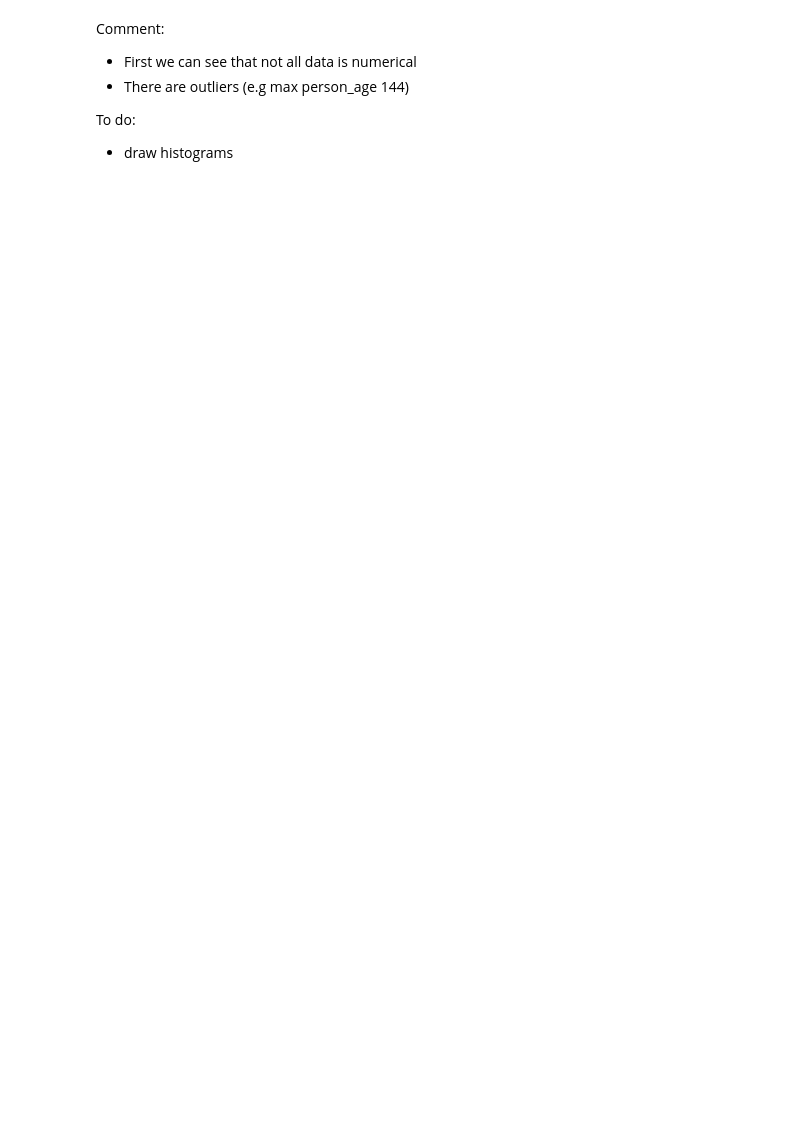
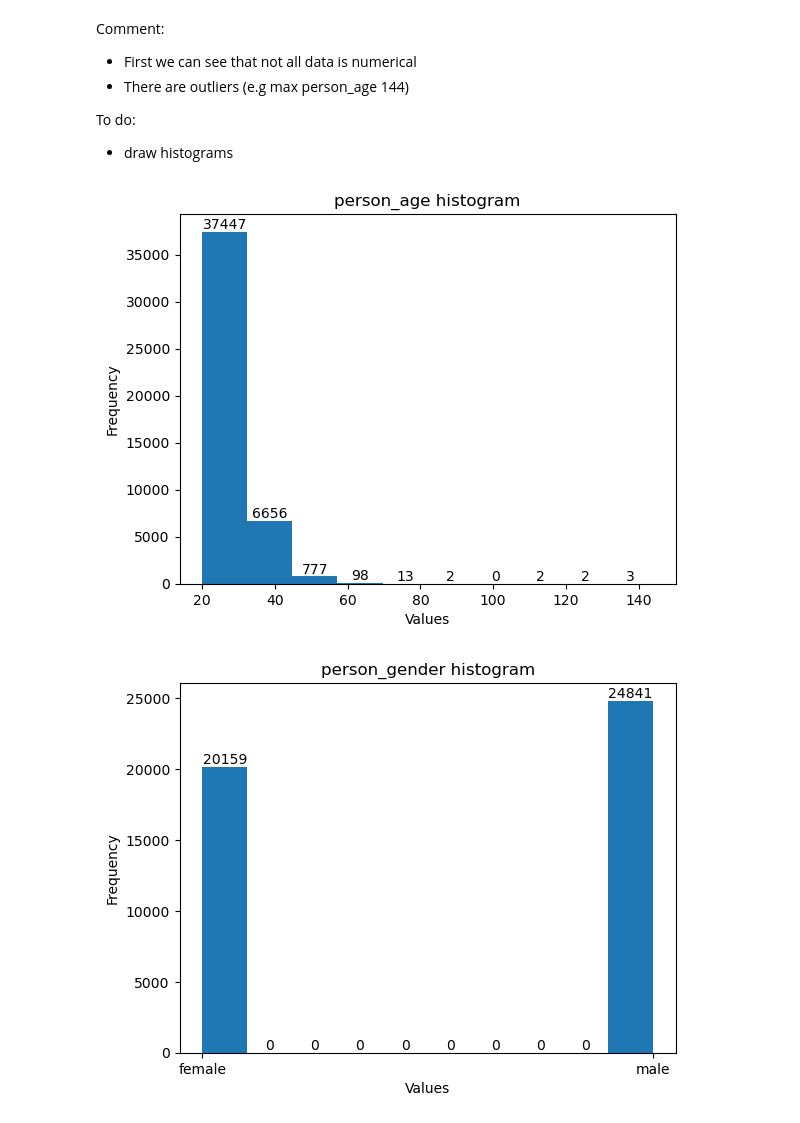
Before and after one commit to Sebastian-Wosek/loan-approval, a Jupyter notebook: 1_initial_data_description.ipynb, the cells around one changed output. Drawn from its saved outputs; the diff is of its cells as text; code cells hidden in the pictures; blank space fills up the shorter version.

Commit message:
2 commit (init data description)

```diff
--- a/1_initial_data_description.ipynb
+++ b/1_initial_data_description.ipynb
@@ -36,3 +36,17 @@ Comment:
 
 To do:
 * draw histograms
+# %%
+import matplotlib.pyplot as plt
+
+for col in df_init:
+    data = df_init[col]
+    counts, edges, bars = plt.hist(data)
+    plt.xlabel("Values")
+    plt.ylabel("Frequency")
+    plt.title(f"{col} histogram")
+    plt.bar_label(bars)
+    plt.show()
+# %% [output]
+[figure, added]
+[figure, added]
```
Also changed, not shown: parts of 4 cells of this notebook, 2 other files.
